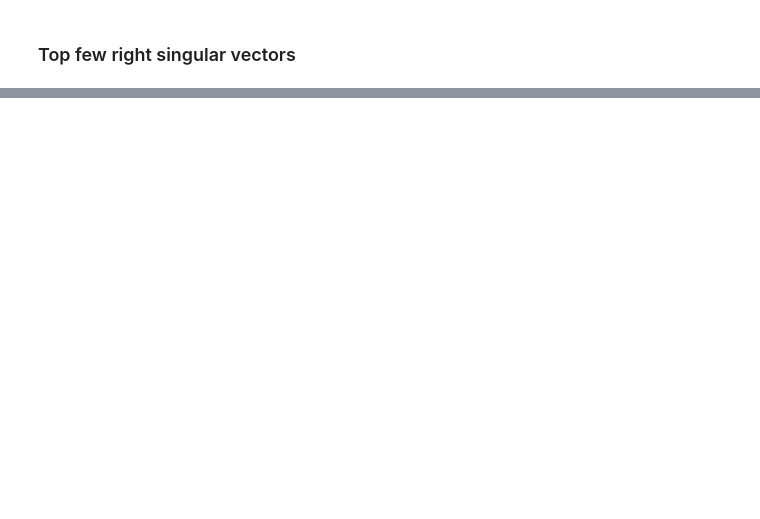
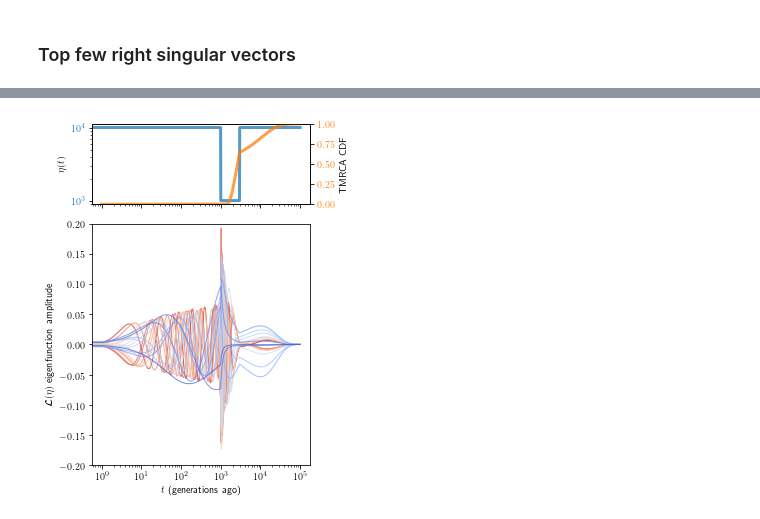
Before and after one commit to harrispopgen/mushi, a Jupyter notebook: L-spectrum.ipynb, the cells around one changed output, grey strips where cells are left out. Saved outputs shown, nothing was run; the diff lists cells and outputs as text; code cells hidden in the pictures; blank space fills up the shorter version.

```diff
--- a/L-spectrum.ipynb
+++ b/L-spectrum.ipynb
@@ -69,24 +73,26 @@ plt.show()
 # %%
 fig, axes = plt.subplots(nrows=2, ncols=1, sharex='col', figsize=(4.5, 5.5), gridspec_kw={'height_ratios': [1, 3]})
 plt.sca(axes[0])
 eta.plot(lw=3, alpha=0.75)
 plt.tick_params(axis='y', labelcolor='C0')
 plt.xlabel('')
 ax2 = axes[0].twinx()
 plt.sca(ax2)
 plt.plot(eta.change_points, mushi.kSFS(n=n).tmrca_cdf(eta), color='C1', lw=3, alpha=0.75)
 plt.ylim([0, 1])
 plt.ylabel('TMRCA CDF')
 plt.tick_params(axis='y', labelcolor='C1')
 plt.sca(axes[1])
 ax = sns.lineplot(x=r'$t$ (generations ago)', y='value', hue='singular value', units='singular value',
                   data=df, estimator=None,
                   palette=palette[::-1],
                   legend=False, alpha=.75, lw=1)
-plt.ylabel(r'$\boldsymbol{\mathcal{L}}_\eta$ eigenfunction amplitude')
+plt.ylabel(r'$\boldsymbol{\mathcal{L}}(\eta)$ eigenfunction amplitude')
 plt.xscale('log')
 plt.ylim([-.2, .2])
 plt.tight_layout()
 if plot_dir:
     plt.savefig(f'{plot_dir}/L.pdf')
 plt.show()
+# %% [output]
+[figure, added]
```
Also changed, not shown: parts of 4 cells of this notebook, 2 other files.
